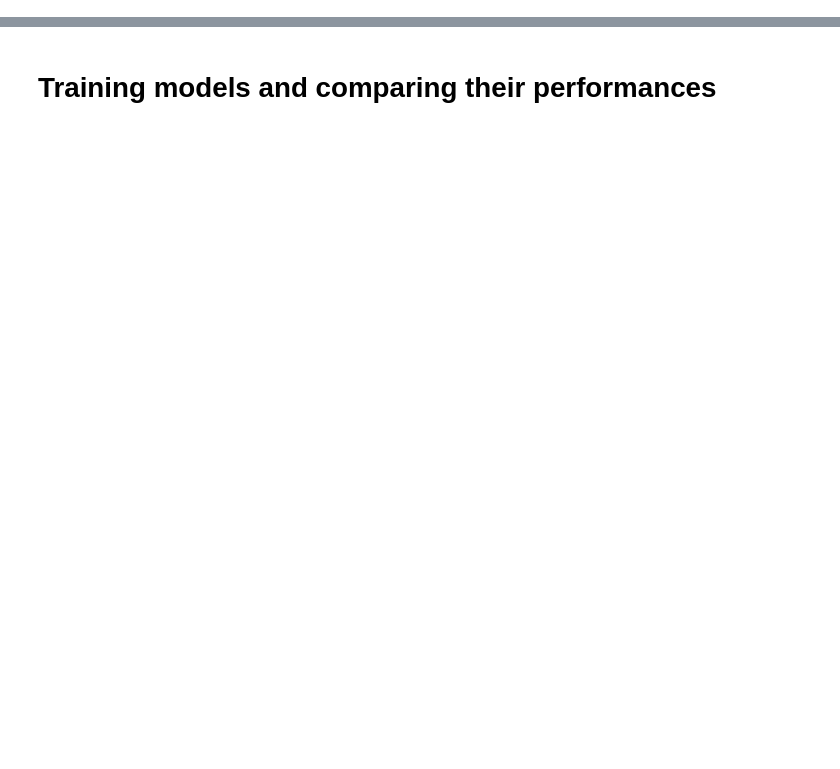
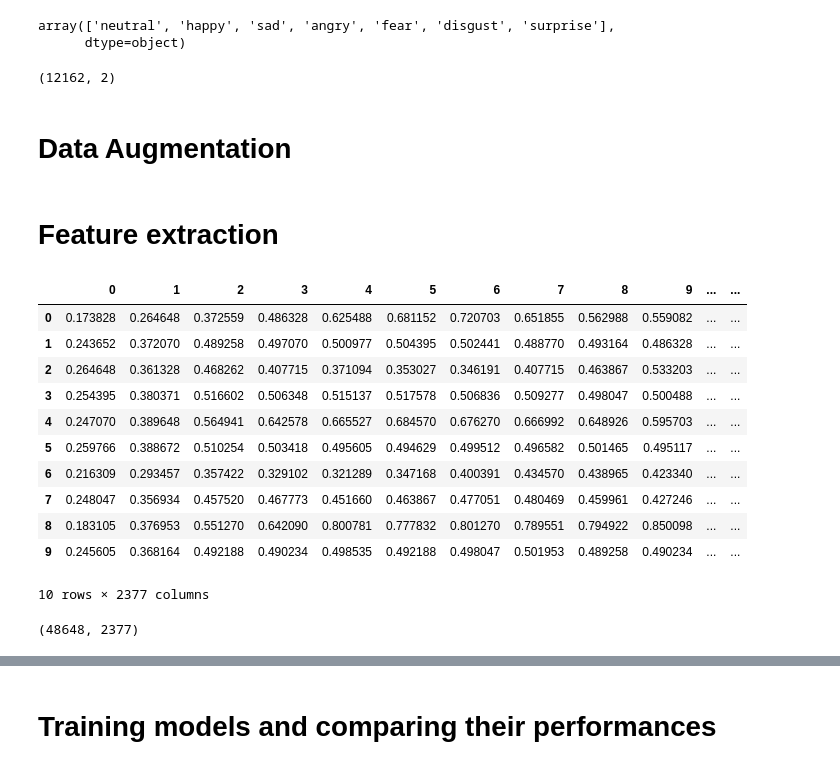
Before and after one commit to Znullptr/EmotionsPredictAPI, a Jupyter notebook: Saved_Models/prediction_model.ipynb, the cells around one changed output, grey strips where cells are left out. Cells and saved outputs as stored; diff of their text form; code cells hidden in the pictures; blank space fills up the shorter version.

```diff
--- a/Saved_Models/prediction_model.ipynb
+++ b/Saved_Models/prediction_model.ipynb
@@ -174,0 +28,6 @@ Counter({5: 192, 0: 192, 7: 192, 6: 192, 1: 192, 2: 192, 3: 192, 4: 192})
+# %%
+# CREATE DIRECTORY OF AUDIO FILES
+Ravdess_Path = 'C:/Users/tahar/Documents/speech-emotion-recognition-en/Ravdess/audio_speech_actors_01-24/'
+Crema_Path='C:/Users/tahar/Documents/speech-emotion-recognition-en/Crema/'
+Savee_Path='C:/Users/tahar/Documents/speech-emotion-recognition-en/Savee/'
+Tess_Path='C:/Users/tahar/Documents/speech-emotion-recognition-en/Tess/'
@@ -174,0 +98,4 @@ Counter({5: 192, 0: 192, 7: 192, 6: 192, 1: 192, 2: 192, 3: 192, 4: 192})
+# %%
+df = pd.DataFrame(data)
+df['emotion'].replace({1:'neutral', 2:'neutral', 3:'happy', 4:'sad', 5:'angry', 6:'fear', 7:'disgust', 8:'surprise'},inplace=True)
+df.head()
@@ -174,0 +109,33 @@ Counter({5: 192, 0: 192, 7: 192, 6: 192, 1: 192, 2: 192, 3: 192, 4: 192})
+# %%
+df['emotion'].unique()
+# %% [output]
+array(['neutral', 'happy', 'sad', 'angry', 'fear', 'disgust', 'surprise'],
+      dtype=object)
+# %%
+df.shape
+# %% [output]
+(12162, 2)
+# %% [markdown]
+# Data Augmentation
+# %%
+def add_noise(data,random=False,rate=0.035,threshold=0.075):
+    if random:
+        rate=np.random.random()*threshold
+    noise=rate*np.random.uniform()*np.amax(data)
+    augmented_data=data+noise*np.random.normal(size=data.shape[0])
+    return augmented_data
+
+def shifting(data,rate=1000):
+    augmented_data=int(np.random.uniform(low=-5,high=5)*rate)
+    augmented_data=np.roll(data,augmented_data)
+    return augmented_data
+
+def pitching(data,sr,pitch_factor=0.7,random=False):
+    if random:
+        pitch_factor=np.random.random() * pitch_factor
+    return librosa.effects.pitch_shift(y=data,sr=sr,n_steps=pitch_factor)
+
+def streching(data,rate=0.8):
+    return librosa.effects.time_stretch(y=data,rate=rate)
+# %% [markdown]
+# Feature extraction
@@ -174,0 +182,24 @@ Counter({5: 192, 0: 192, 7: 192, 6: 192, 1: 192, 2: 192, 3: 192, 4: 192})
+# %%
+X,Y=[],[]
+for index,row in df.iterrows():
+    features=get_features(row['path'])
+    for i in features:
+        X.append(i)
+        Y.append(row['emotion'])
+# %%
+processed_audios_df=pd.DataFrame(X)
+processed_audios_df['Emotion']=Y
+processed_audios_df.head(10)
+# %% [output]
+|  | 0 | 1 | 2 | 3 | 4 | 5 | 6 | 7 | 8 | 9 | ... | ... |
+| 0 | 0.173828 | 0.264648 | 0.372559 | 0.486328 | 0.625488 | 0.681152 | 0.720703 | 0.651855 | 0.562988 | 0.559082 | ... | ... |
+| 1 | 0.243652 | 0.372070 | 0.489258 | 0.497070 | 0.500977 | 0.504395 | 0.502441 | 0.488770 | 0.493164 | 0.486328 | ... | ... |
+| 2 | 0.264648 | 0.361328 | 0.468262 | 0.407715 | 0.371094 | 0.353027 | 0.346191 | 0.407715 | 0.463867 | 0.533203 | ... | ... |
+| 3 | 0.254395 | 0.380371 | 0.516602 | 0.506348 | 0.515137 | 0.517578 | 0.506836 | 0.509277 | 0.498047 | 0.500488 | ... | ... |
+| 4 | 0.247070 | 0.389648 | 0.564941 | 0.642578 | 0.665527 | 0.684570 | 0.676270 | 0.666992 | 0.648926 | 0.595703 | ... | ... |
+| 5 | 0.259766 | 0.388672 | 0.510254 | 0.503418 | 0.495605 | 0.494629 | 0.499512 | 0.496582 | 0.501465 | 0.495117 | ... | ... |
+| 6 | 0.216309 | 0.293457 | 0.357422 | 0.329102 | 0.321289 | 0.347168 | 0.400391 | 0.434570 | 0.438965 | 0.423340 | ... | ... |
+| 7 | 0.248047 | 0.356934 | 0.457520 | 0.467773 | 0.451660 | 0.463867 | 0.477051 | 0.480469 | 0.459961 | 0.427246 | ... | ... |
+| 8 | 0.183105 | 0.376953 | 0.551270 | 0.642090 | 0.800781 | 0.777832 | 0.801270 | 0.789551 | 0.794922 | 0.850098 | ... | ... |
+| 9 | 0.245605 | 0.368164 | 0.492188 | 0.490234 | 0.498535 | 0.492188 | 0.498047 | 0.501953 | 0.489258 | 0.490234 | ... | ... |
+10 rows × 2377 columns
@@ -174,0 +209,5 @@ Counter({5: 192, 0: 192, 7: 192, 6: 192, 1: 192, 2: 192, 3: 192, 4: 192})
+# %%
+df=pd.read_csv('audio.csv')
+df.shape
+# %% [output]
+(48648, 2377)
```
Also changed, not shown: parts of 41 cells of this notebook, 11 other files.
